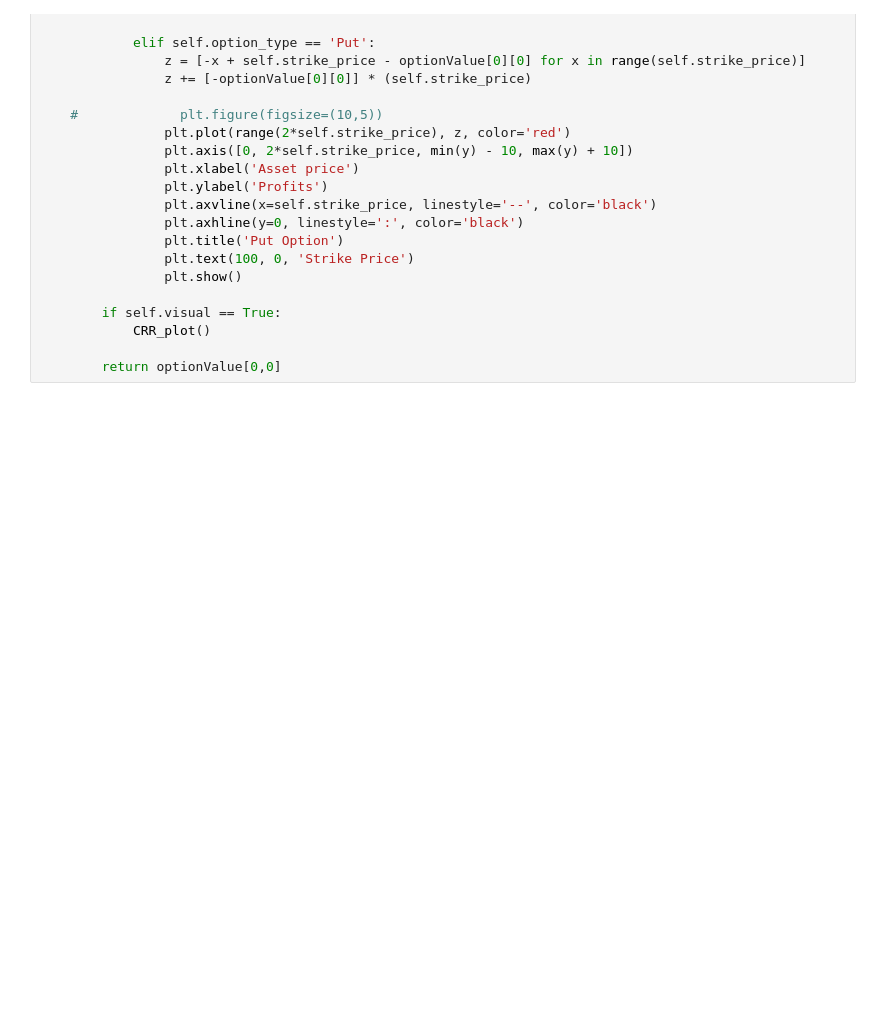
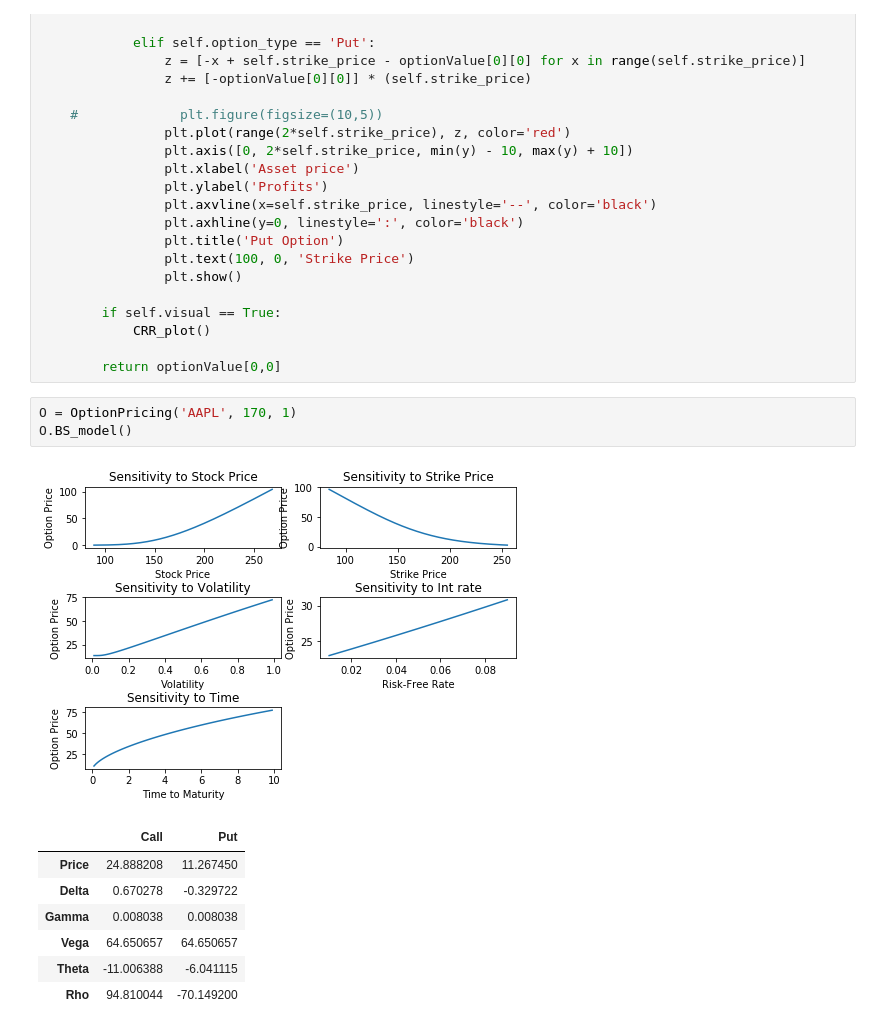
Before and after one commit to EatWellSleepWell2018Fall/ToolsPorject, a Jupyter notebook: OptionPricing.ipynb, the cells around one changed output. Drawn from its saved outputs; the diff is of its cells as text; blank space fills up the shorter version.

Commit message:
add images

```diff
--- a/OptionPricing.ipynb
+++ b/OptionPricing.ipynb
@@ -388,4 +388,16 @@ class OptionPricing:
             CRR_plot()
 
         return optionValue[0,0]
+# %%
+O = OptionPricing('AAPL', 170, 1)
+O.BS_model()
+# %% [output]
+[figure, added]
+|  | Call | Put |
+| Price | 24.888208 | 11.267450 |
+| Delta | 0.670278 | -0.329722 |
+| Gamma | 0.008038 | 0.008038 |
+| Vega | 64.650657 | 64.650657 |
+| Theta | -11.006388 | -6.041115 |
+| Rho | 94.810044 | -70.149200 |
 # %%
```
Also changed, not shown: parts of 3 cells of this notebook, 6 other files.
